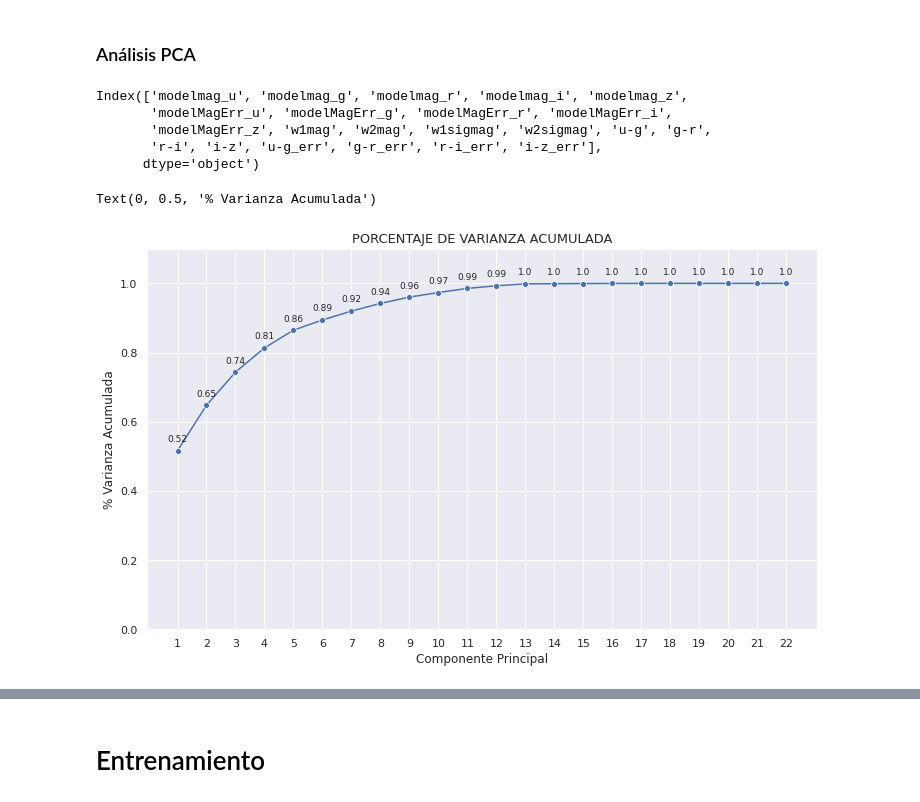
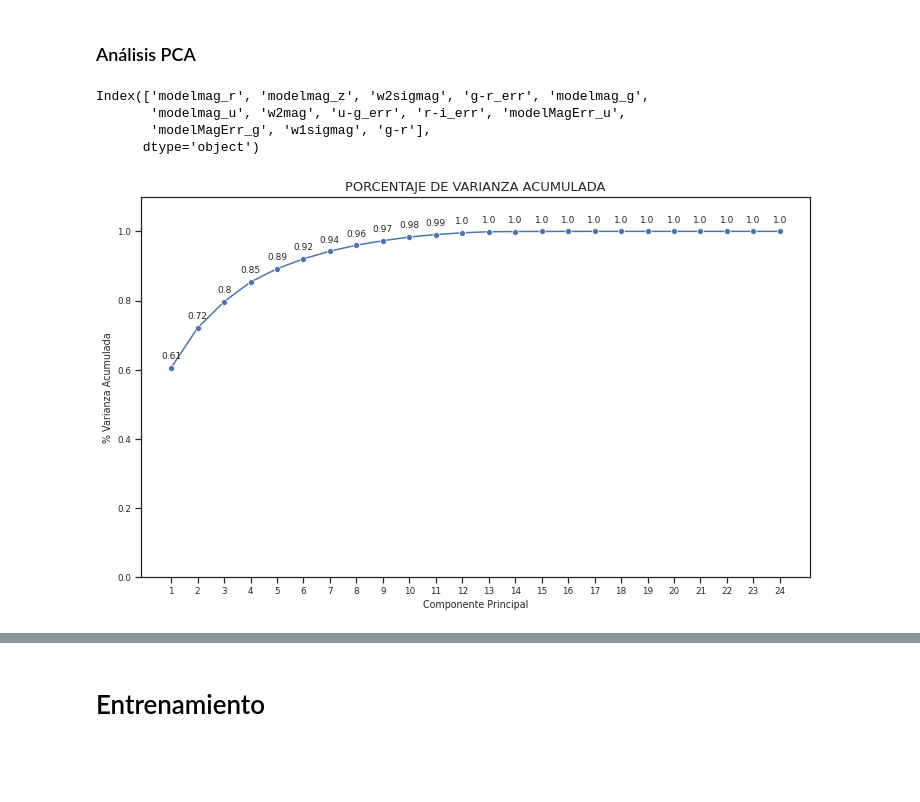
Before and after one commit to yoclaudius/Trabajo_final_Astroestad-stica, a Jupyter notebook: Cordoba_2022/Untitled.ipynb, the cells around one changed output, grey strips where cells are left out. Drawn from its saved outputs; the diff is of its cells as text; code cells hidden in the pictures; blank space fills up the shorter version.

```diff
--- a/Cordoba_2022/Untitled.ipynb
+++ b/Cordoba_2022/Untitled.ipynb
@@ -17,7 +20,8 @@ sns.set(font_scale = 0.8)
 sns.set_style("ticks")
 # %%
 # Lectura de datos
-sdss_f = Table.read('firefly.fits')
+sdss_f = Table.read('/usr/local/datos/Data/firefly.fits')
 sdss_f = sdss_f.to_pandas()
+print(sdss_f.columns)
 sdss_f.describe()
 # %% [output]
@@ -37,0 +169,13 @@ len(sdss_f)
+# %%
+# Corte en los datos según las distribuciones anteriores
+print('Cantidad de datos', len(sdss_f))
+sdss_f = sdss_f[sdss_f['modelmag_r'] > 14.4756823]
+sdss_f = sdss_f[sdss_f['modelmag_r'] < 23.33556941999998]
+sdss_f = sdss_f[sdss_f['g-r'] > 0.07992207000000126]
+sdss_f = sdss_f[sdss_f['g-r'] < 2.9170277000000007]
+sdss_f = sdss_f[sdss_f['Z_NOQSO'] > 0.0060699970300000005]
+sdss_f = sdss_f[sdss_f['Z_NOQSO'] < 1.070970425]
+sdss_f = sdss_f[sdss_f['Chabrier_MILES_total_mass'] > 8.101419200428408]
+sdss_f = sdss_f[sdss_f['Chabrier_MILES_total_mass'] < 12.012535759758583]
+print('Cantidad de datos', len(sdss_f))
+sdss_f = sdss_f.reset_index(drop=True)
@@ -311,12 +238,2 @@ ind_var = sdss_f.drop(['objid', 'Chabrier_MILES_age_lightW',
 # %% [markdown]
 ### Análisis PCA
-# %%
-ss = StandardScaler()
-datanorm = ss.fit_transform(ind_var)
-ind_var.columns
-# %% [output]
-Index(['modelmag_u', 'modelmag_g', 'modelmag_r', 'modelmag_i', 'modelmag_z',
-       'modelMagErr_u', 'modelMagErr_g', 'modelMagErr_r', 'modelMagErr_i',
-       'modelMagErr_z', 'w1mag', 'w2mag', 'w1sigmag', 'w2sigmag', 'u-g', 'g-r',
-       'r-i', 'i-z', 'u-g_err', 'g-r_err', 'r-i_err', 'i-z_err'],
-      dtype='object')
@@ -331,20 +240,45 @@ var = np.cumsum(var)
 # %%
+pca_sample = sdss_f.drop(['Chabrier_MILES_age_lightW',
+       'Chabrier_MILES_age_lightW_up_1sig',
+       'Chabrier_MILES_age_lightW_low_1sig', 'Chabrier_MILES_total_mass',
+       'Chabrier_MILES_total_mass_up_1sig',
+       'Chabrier_MILES_total_mass_low_1sig', 'Z_NOQSO', 'Z_ERR_NOQSO'], axis=1)
+ss = StandardScaler()
+datanorm = ss.fit_transform(pca_sample)
+pca_sample.columns
+pca = PCA()
+pca.fit(datanorm)
+comp = pca.transform(datanorm)
+mean = pca.mean_
+components = pca.components_
+var = pca.explained_variance_ratio_
+var = np.cumsum(var)
 # Gráfico de las componentes principales
 prop_varianza_acum = pca.explained_variance_ratio_.cumsum()
 fig = plt.subplots(nrows=1, ncols=1, figsize=(12, 7))
 
 ax = sns.lineplot(x=np.arange(len(var)) + 1, y=var, marker='o', data=pca,
                   legend='brief')
 
 for x, y in zip(np.arange(len(var))+1, var):
     label = round(y, 2)
-    ax.annotate(round(y, 2), (x,y), textcoords="offset points", xytext=(0,9), ha='center', fontsize=9)
+    ax.annotate(round(y, 2), (x,y), textcoords="offset points", xytext=(0,9),
+                ha='center', fontsize=9)
 
 ax.set_ylim(0, 1.1)
 ax.set_xticks(np.arange(pca.n_components_)+1)
 ax.set_title('PORCENTAJE DE VARIANZA ACUMULADA', fontsize=13)
 ax.set_xlabel('Componente Principal')
 ax.set_ylabel('% Varianza Acumulada')
+
+componentes = pd.DataFrame(abs(pca.components_),columns=pca_sample.columns)
+comp2 = pd.DataFrame(componentes.max(),columns=['max']).sort_values(by=['max'],ascending=False)
+comp2['indice'] = np.arange(len(comp2))
+comp3 = comp2[(comp2.indice <= 12)]
+comp3.index
 # %% [output]
-Text(0, 0.5, '% Varianza Acumulada')
+Index(['modelmag_r', 'modelmag_z', 'w2sigmag', 'g-r_err', 'modelmag_g',
+       'modelmag_u', 'w2mag', 'u-g_err', 'r-i_err', 'modelMagErr_u',
+       'modelMagErr_g', 'w1sigmag', 'g-r'],
+      dtype='object')
-[figure, old version]
+[figure, new version]
```
Also changed, not shown: parts of 85 cells of this notebook, 1 other file.
